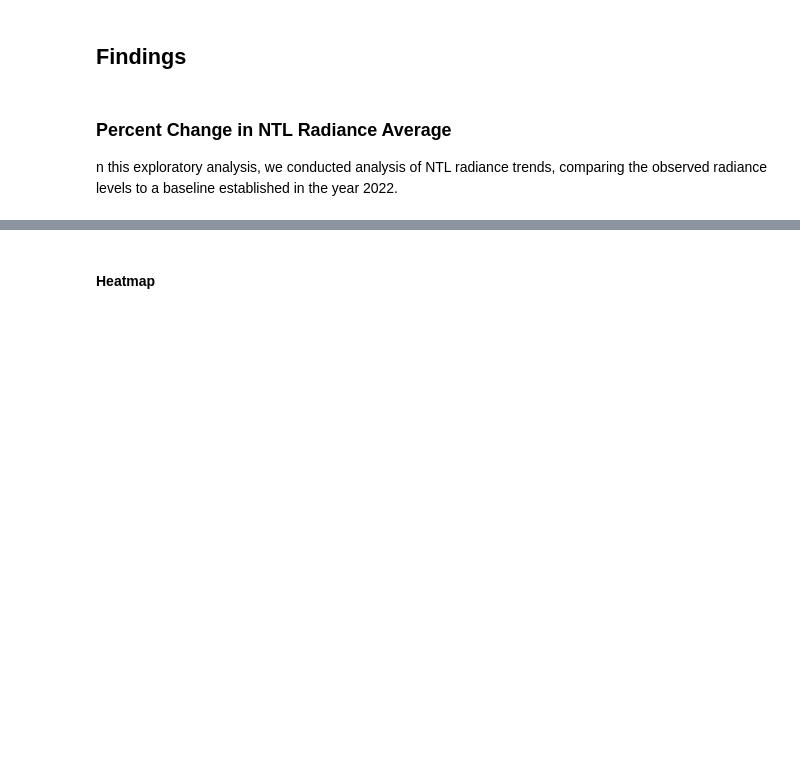
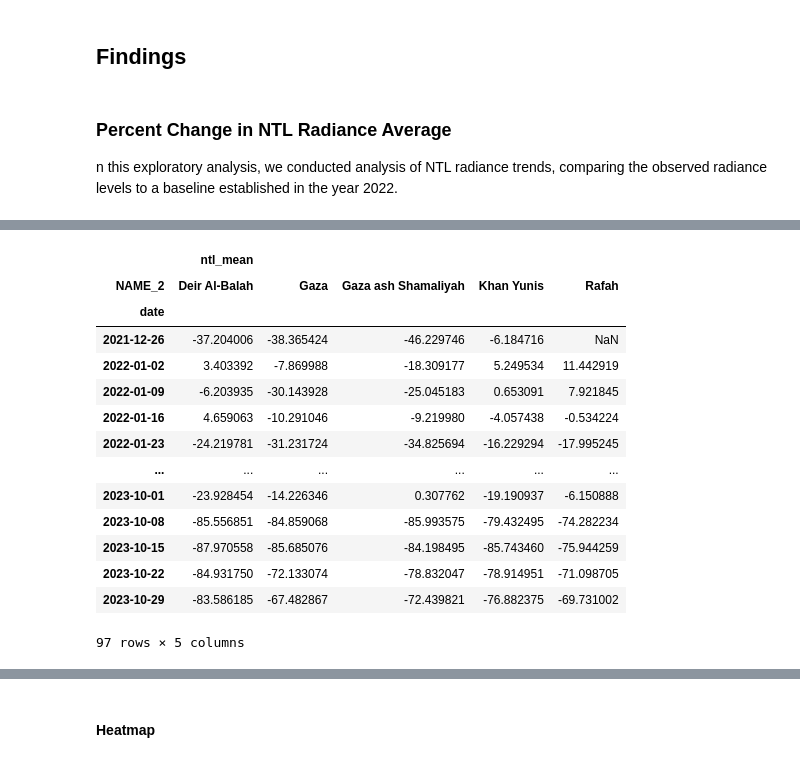
Before and after one commit to datapartnership/gaza-israel-conflict-impact-analysis, a Jupyter notebook: _sources/notebooks/nighttime-lights/nighttime-lights.ipynb, the cells around one changed output, grey strips where cells are left out. Cells and saved outputs as stored; diff of their text form; code cells hidden in the pictures; blank space fills up the shorter version.

```diff
--- a/_sources/notebooks/nighttime-lights/nighttime-lights.ipynb
+++ b/_sources/notebooks/nighttime-lights/nighttime-lights.ipynb
@@ -122,0 +114,21 @@ def create_plot(data):
+# %%
+data = 100 * (
+    NTL / NTL[(NTL.index >= "2022-01-01") & (NTL.index < "2023-01-01")].mean() - 1
+)
+data
+# %% [output]
+|  | ntl_mean |  |  |  |  |
+| NAME_2 | Deir Al-Balah | Gaza | Gaza ash Shamaliyah | Khan Yunis | Rafah |
+| date |  |  |  |  |  |
+| 2021-12-26 | -37.204006 | -38.365424 | -46.229746 | -6.184716 | NaN |
+| 2022-01-02 | 3.403392 | -7.869988 | -18.309177 | 5.249534 | 11.442919 |
+| 2022-01-09 | -6.203935 | -30.143928 | -25.045183 | 0.653091 | 7.921845 |
+| 2022-01-16 | 4.659063 | -10.291046 | -9.219980 | -4.057438 | -0.534224 |
+| 2022-01-23 | -24.219781 | -31.231724 | -34.825694 | -16.229294 | -17.995245 |
+| ... | ... | ... | ... | ... | ... |
+| 2023-10-01 | -23.928454 | -14.226346 | 0.307762 | -19.190937 | -6.150888 |
+| 2023-10-08 | -85.556851 | -84.859068 | -85.993575 | -79.432495 | -74.282234 |
+| 2023-10-15 | -87.970558 | -85.685076 | -84.198495 | -85.743460 | -75.944259 |
+| 2023-10-22 | -84.931750 | -72.133074 | -78.832047 | -78.914951 | -71.098705 |
+| 2023-10-29 | -83.586185 | -67.482867 | -72.439821 | -76.882375 | -69.731002 |
+97 rows × 5 columns
```
Also changed, not shown: parts of 34 cells of this notebook, 11 other files.
